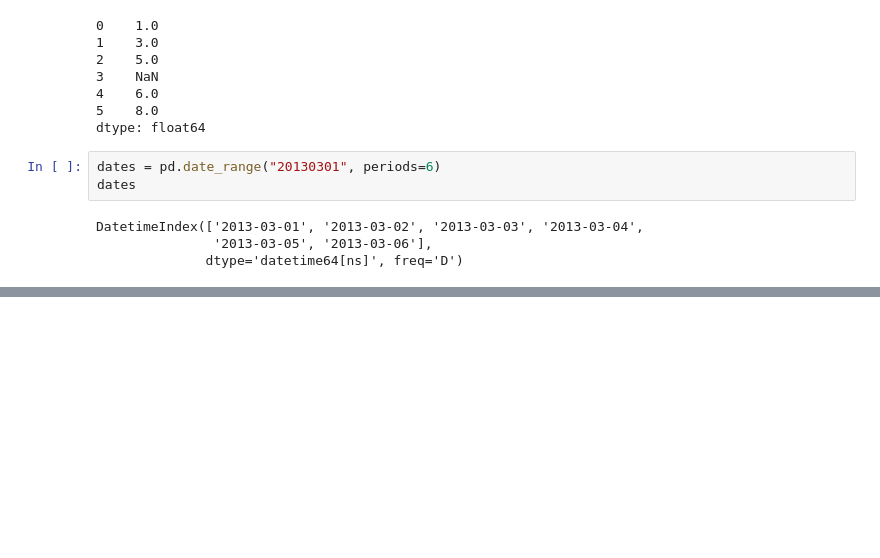
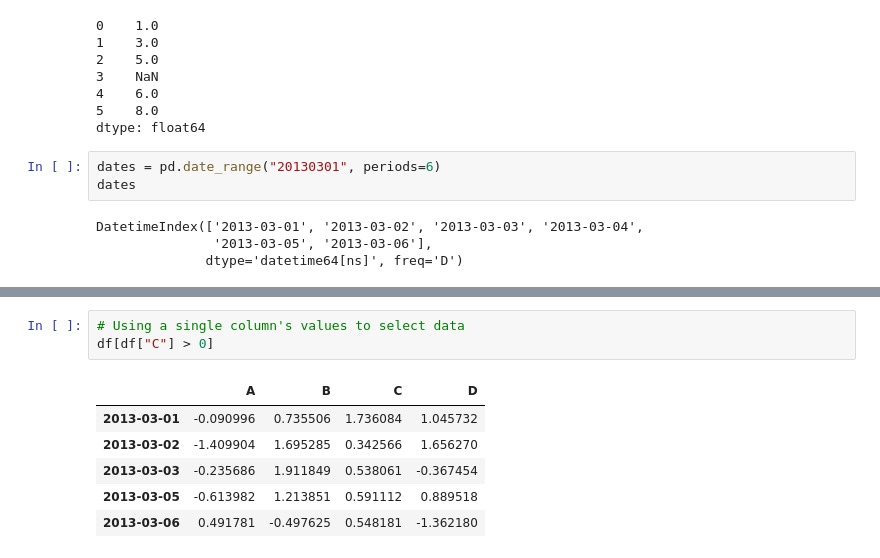
Before and after one commit to patrickmgebhard/learn_python, a Jupyter notebook: learning_pandas.ipynb, the cells around one changed output, grey strips where cells are left out. Saved outputs shown, nothing was run; the diff lists cells and outputs as text; blank space fills up the shorter version.

```diff
--- a/learning_pandas.ipynb
+++ b/learning_pandas.ipynb
@@ -57,0 +58,10 @@ df.iloc[2:4,2:4]
+# %%
+# Using a single column's values to select data
+df[df["C"] > 0]
+# %% [output]
+|  | A | B | C | D |
+| 2013-03-01 | -0.090996 | 0.735506 | 1.736084 | 1.045732 |
+| 2013-03-02 | -1.409904 | 1.695285 | 0.342566 | 1.656270 |
+| 2013-03-03 | -0.235686 | 1.911849 | 0.538061 | -0.367454 |
+| 2013-03-05 | -0.613982 | 1.213851 | 0.591112 | 0.889518 |
+| 2013-03-06 | 0.491781 | -0.497625 | 0.548181 | -1.362180 |
```
Also changed, not shown: parts of 7 cells of this notebook.
